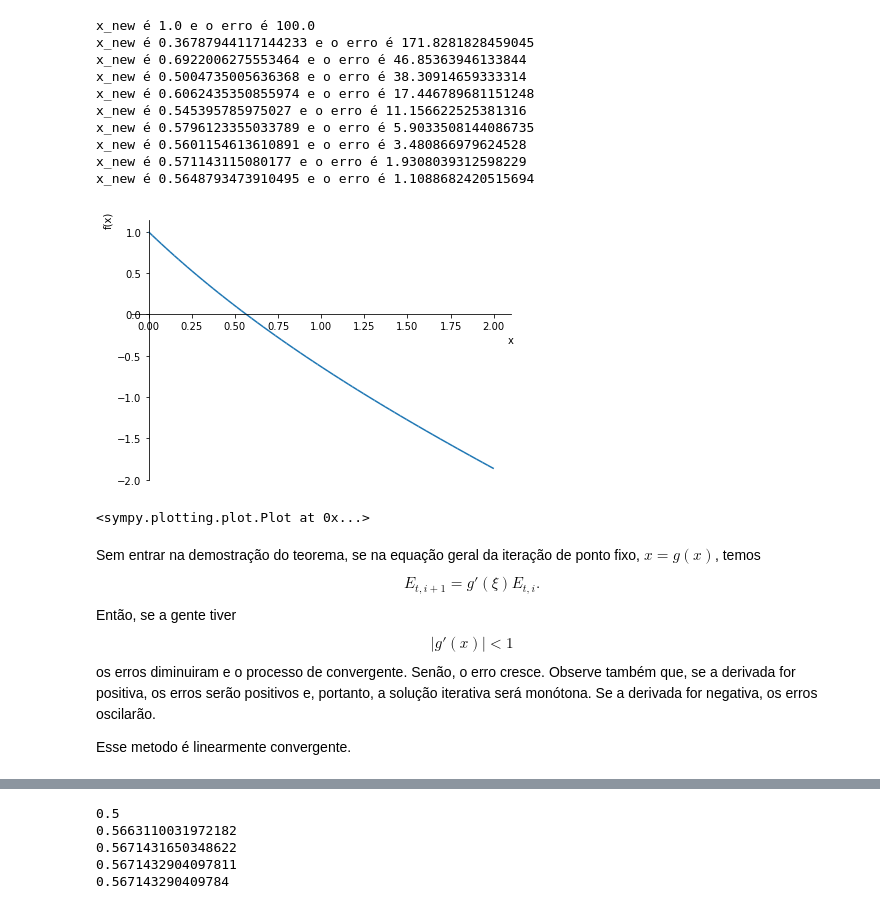
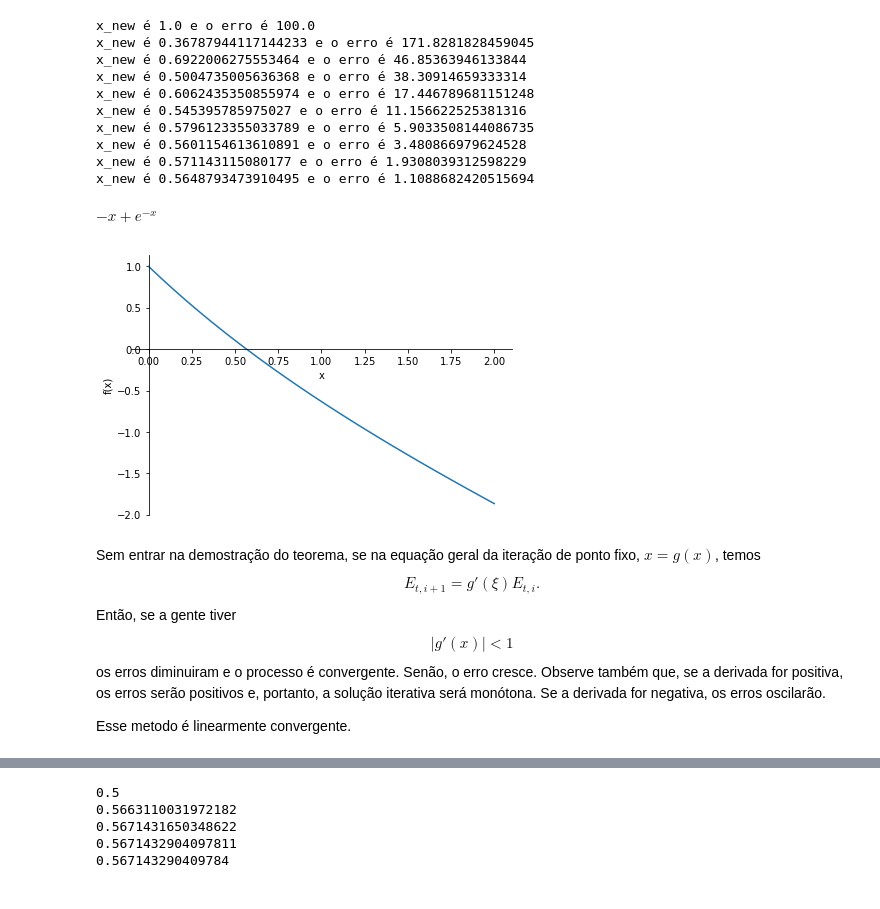
Before and after one commit to vnikoofard/numerical_methods_using_python, a Jupyter notebook: 3- Raizes de equações.ipynb, the cells around one changed output, grey strips where cells are left out. Drawn from its saved outputs; the diff is of its cells as text; code cells hidden in the pictures.

```diff
--- a/3- Raizes de equações.ipynb
+++ b/3- Raizes de equações.ipynb
@@ -562,11 +557,15 @@ fig = go.Figure()
 fig.add_scatter(x=xx, y=yy)
 # %%
 from sympy.plotting import plot
+from matplotlib import pyplot as plt
+
 f = sp.exp(-x) -x
+display(f)
 plot(f, (x,0,2))
+plt.show()
 # %% [output]
+$\displaystyle - x + e^{- x}$
-[figure, old version]
+[figure, new version]
-<sympy.plotting.plot.Plot at 0x...>
 # %% [markdown]
 Sem entrar na demostração do teorema, se na equação geral da iteração de ponto fixo, $x = g(x)$, temos
 $$
@@ -576,7 +575,7 @@ Então, se a gente tiver
 $$
 |g'(x)| <1
 $$
-os erros diminuiram e o processo de convergente. Senão, o erro cresce. Observe também que, se a
+os erros diminuiram e o processo é convergente. Senão, o erro cresce. Observe também que, se a
 derivada for positiva, os erros serão positivos e, portanto, a solução iterativa será monótona. Se a derivada for negativa, os erros oscilarão.
 
 Esse metodo é linearmente convergente.
```
Also changed, not shown: parts of 11 cells of this notebook.
